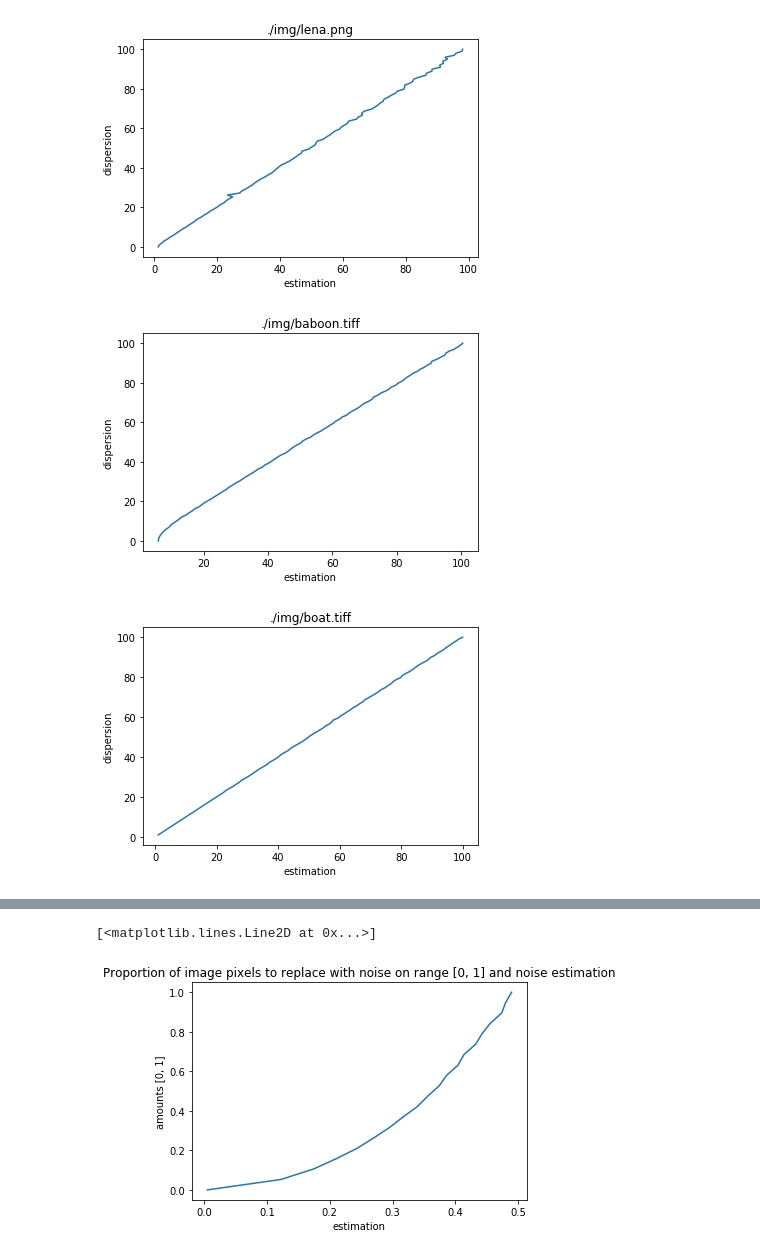
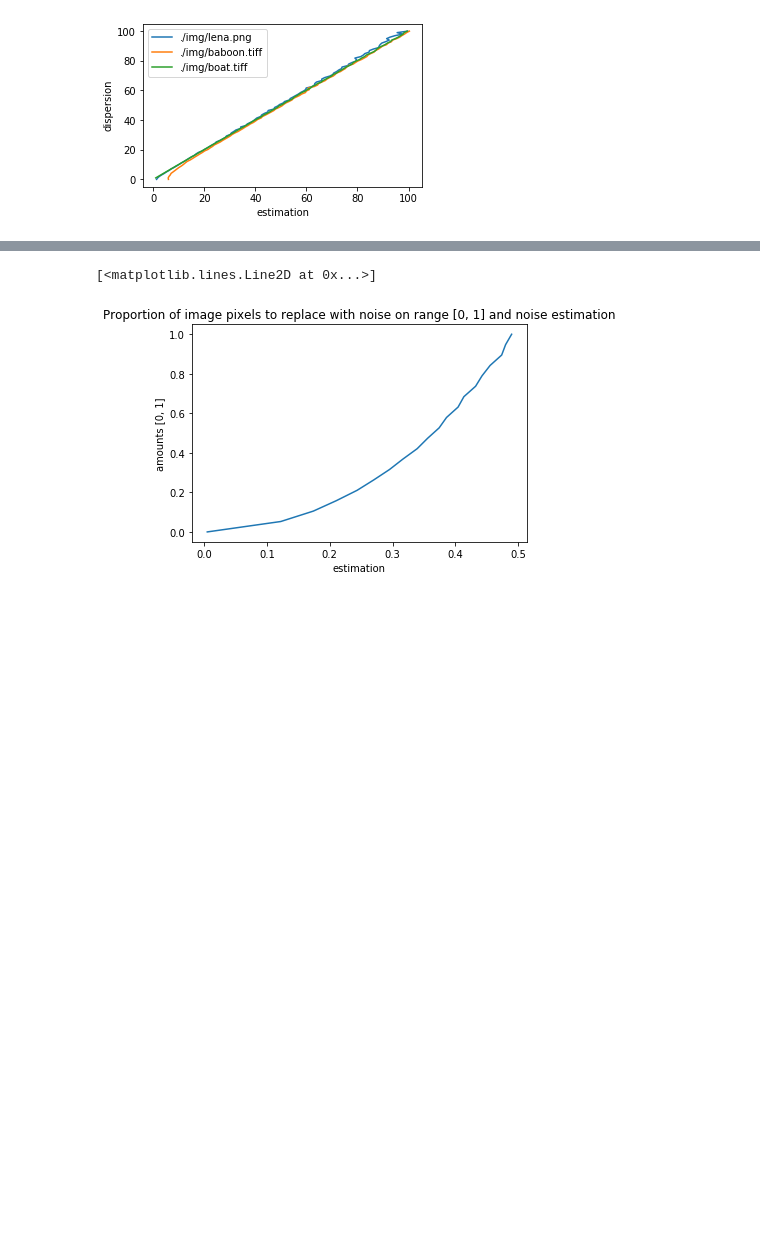
Before and after one commit to BLOOMFLARK/noise_estimation, a Jupyter notebook: noise_est.ipynb, the cells around one changed output, grey strips where cells are left out. Saved outputs shown, nothing was run; the diff lists cells and outputs as text; code cells hidden in the pictures; blank space fills up the shorter version.

Commit message:
noise estimation for every pic in one graph

```diff
--- a/noise_est.ipynb
+++ b/noise_est.ipynb
@@ -19,21 +19,18 @@ def get_noise_estimations(image, levels, patch_size=8):
 # %%
 images_path = ["./img/lena.png", "./img/baboon.tiff", "./img/boat.tiff"]
 noise_levels = np.linspace(0, 100, 100)
+fig, ax = plt.subplots(figsize=(5, 3))
 for path in images_path:
     image = cv2.imread(path)
     image = ne.im2double(image)
 
     estimation = get_noise_estimations(image, noise_levels)
+    ax.set_xlabel('estimation')
+    ax.set_ylabel('dispersion')
 
-    plt.figure()
-    plt.xlabel('estimation')
-    plt.ylabel('dispersion')
-    plt.title(path)
-
-    plt.plot(estimation, noise_levels)
-    figname = "ns_est_" + path[6:-5] + ".jpg"
-    plt.savefig(figname)
+    ax.plot(estimation, noise_levels, label=path)
+    ax.legend(loc='upper left')
+    #figname = "ns_est_" + path[6:-5] + ".jpg"
+    #plt.savefig(figname)
 # %% [output]
-[figure, old version]
+[figure, new version]
-[figure, removed]
-[figure, removed]
```
Also changed, not shown: parts of 2 cells of this notebook.
